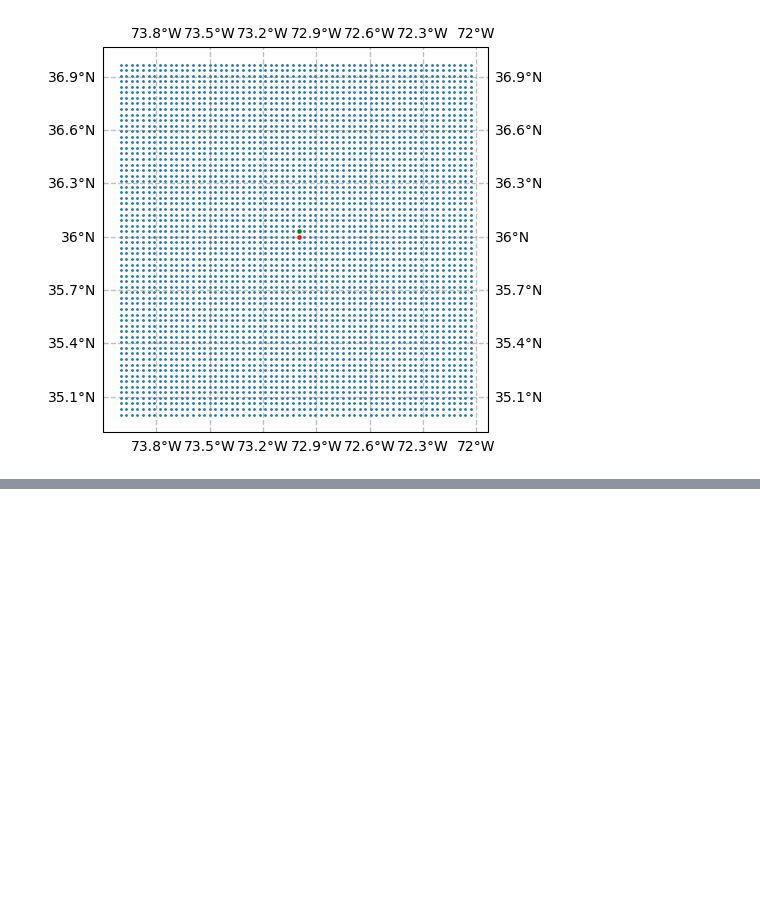
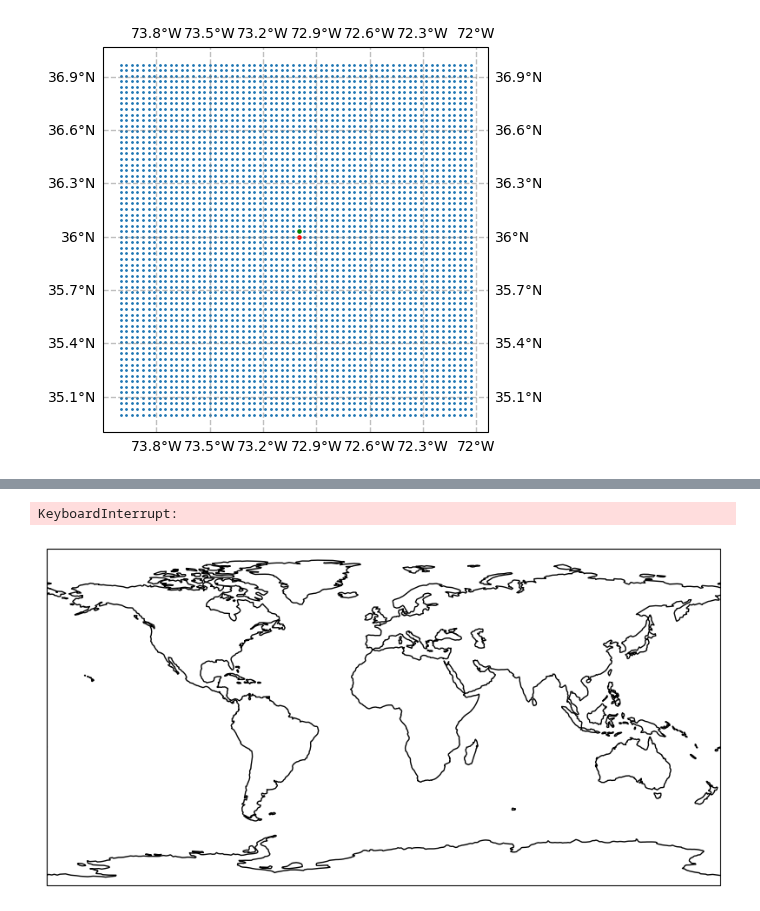
Before and after one commit to OceanParcels/NEMO_Ensemble_Lagrangian_Analysis, a Jupyter notebook: notebooks/04.PDFs_constructor.ipynb, the cells around one changed output, grey strips where cells are left out. Saved outputs shown, nothing was run; the diff lists cells and outputs as text; code cells hidden in the pictures; blank space fills up the shorter version.

```diff
--- a/notebooks/04.PDFs_constructor.ipynb
+++ b/notebooks/04.PDFs_constructor.ipynb
@@ -126,0 +303,16 @@ plt.scatter(p1.lon[pp,0], p1.lat[pp,0], s=5, c='g')
+# %%
+member = 1
+path = f'/storage/shared/oceanparcels/output_data/data_Claudio/NEMO_Ensemble/2011/PGS_2011_{member:03d}.zarr'
+pset_member = xr.open_zarr(path)
+pset_member_aux = pset_member.isel(trajectory=level_indexes[0])
+
+particle_index = 2**5 + 2**11
+pset_member = pset_member.isel(trajectory=particle_index)
+
+for member in tqdm(range(2,51)):
+    path = f'/storage/shared/oceanparcels/output_data/data_Claudio/NEMO_Ensemble/2011/PGS_2011_{member:03d}.zarr'
+    pset_member_aux = xr.open_zarr(path)
+    pset_member_aux = pset_member_aux.isel(trajectory=level_indexes[0])
+    pset_member_aux = pset_member_aux.isel(trajectory=particle_index)
+
+    pset_member = xr.concat([pset_member, pset_member_aux], dim='trajectory')
@@ -126,0 +396,13 @@ plt.scatter(p1.lon[pp,0], p1.lat[pp,0], s=5, c='g')
+# %%
+# plot the first 45 particles with land from cartopy
+fig = plt.figure(figsize=(10, 10))
+ax = plt.axes(projection=cartopy.crs.PlateCarree())
+ax.coastlines()
+# ax.set_extent([-180, 180, -90, 90])
+
+# for i in range(400):
+ax.plot(pset_member.lon[:, :].T, pset_member.lat[:, :].T);
+# ax.set_title('Member 001 Jan-Dec 2010 | Surface release')
+# %% [output]
+KeyboardInterrupt:
+[figure, added]
```
Also changed, not shown: parts of 11 cells of this notebook.
